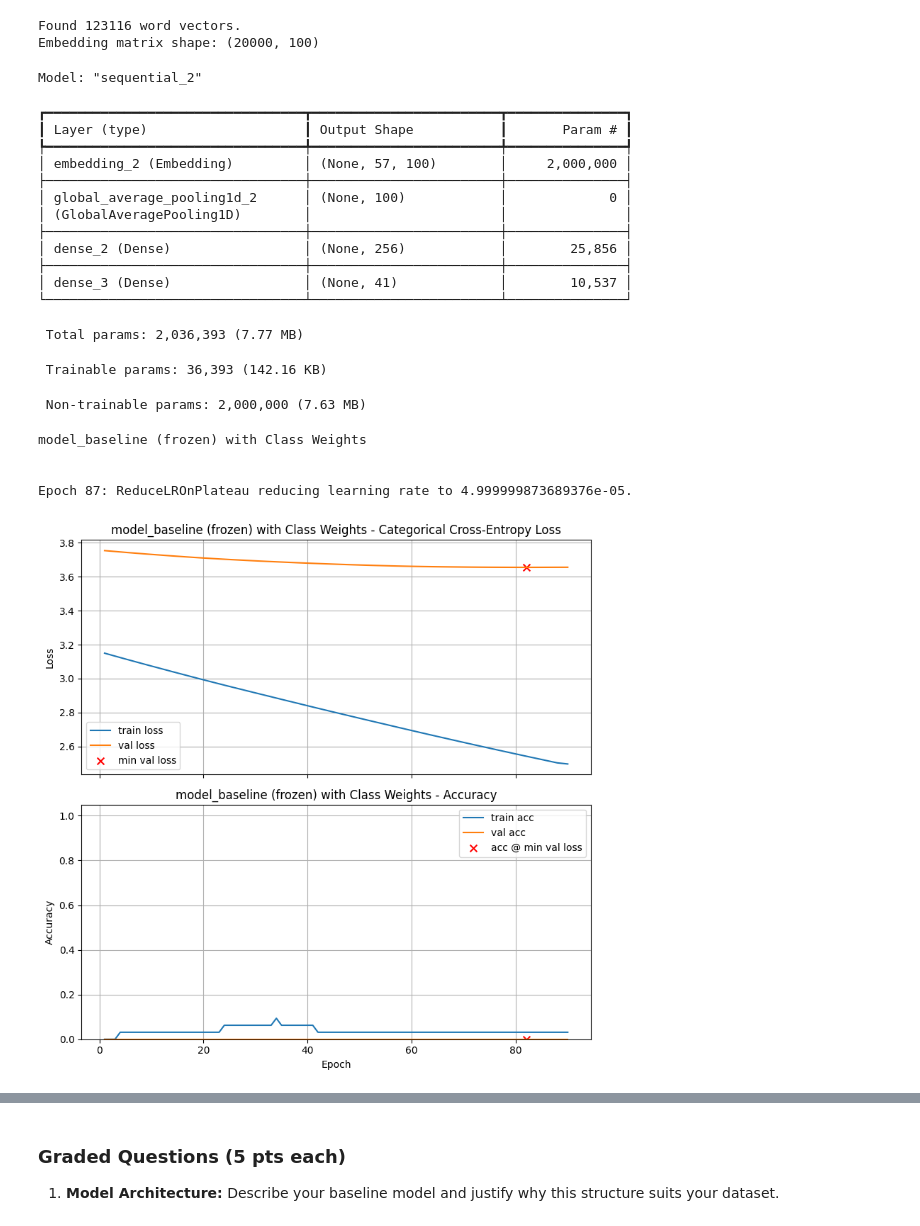
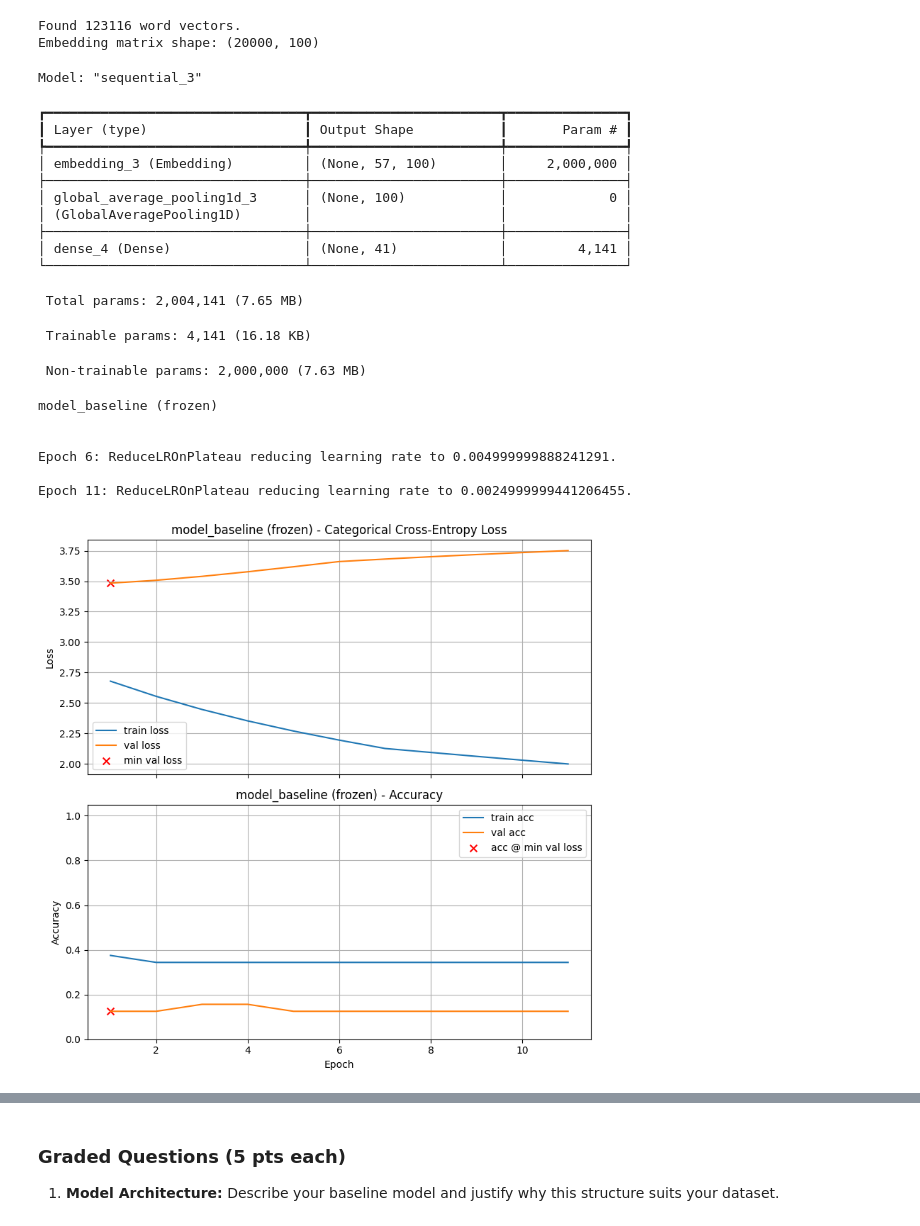
Before and after one commit to jtvon/Module-7-Assignments, a Jupyter notebook: Milestone_02.ipynb, the cells around one changed output, grey strips where cells are left out. Drawn from its saved outputs; the diff is of its cells as text; code cells hidden in the pictures.

```diff
--- a/Milestone_02.ipynb
+++ b/Milestone_02.ipynb
@@ -349,7 +349,7 @@ def prepare_tf_dataset(split_name, batch_size=32, shuffle=False):
     return tf_ds
 
 # Create TensorFlow datasets
-train_ds_tf = prepare_tf_dataset("train", batch_size=32, shuffle=True)
+train_ds_tf = prepare_tf_dataset("train", batch_size=32, shuffle=False)
 val_ds_tf = prepare_tf_dataset("val", batch_size=32, shuffle=False)
 test_ds_tf = prepare_tf_dataset("test", batch_size=32, shuffle=False)
 
@@ -818,38 +815,36 @@ model_baseline_frozen = Sequential([
         trainable  = False
     ),
     GlobalAveragePooling1D(),
-    Dense(256, activation='relu'),
     Dense(len(label_names), activation='softmax')
 ])
 
 model_baseline_frozen.summary()
 # %% [output]
-Model: "sequential_2"
+Model: "sequential_3"
 ┏━━━━━━━━━━━━━━━━━━━━━━━━━━━━━━━━━┳━━━━━━━━━━━━━━━━━━━━━━━━┳━━━━━━━━━━━━━━━┓
 ┃ Layer (type)                    ┃ Output Shape           ┃       Param # ┃
 ┡━━━━━━━━━━━━━━━━━━━━━━━━━━━━━━━━━╇━━━━━━━━━━━━━━━━━━━━━━━━╇━━━━━━━━━━━━━━━┩
-│ embedding_2 (Embedding)         │ (None, 57, 100)        │     2,000,000 │
+│ embedding_3 (Embedding)         │ (None, 57, 100)        │     2,000,000 │
 ├─────────────────────────────────┼────────────────────────┼───────────────┤
-│ global_average_pooling1d_2      │ (None, 100)            │             0 │
+│ global_average_pooling1d_3      │ (None, 100)            │             0 │
 │ (GlobalAveragePooling1D)        │                        │               │
 ├─────────────────────────────────┼────────────────────────┼───────────────┤
-│ dense_2 (Dense)                 │ (None, 256)            │        25,856 │
-├─────────────────────────────────┼────────────────────────┼───────────────┤
-│ dense_3 (Dense)                 │ (None, 41)             │        10,537 │
+│ dense_4 (Dense)                 │ (None, 41)             │         4,141 │
 └─────────────────────────────────┴────────────────────────┴───────────────┘
- Total params: 2,036,393 (7.77 MB)
+ Total params: 2,004,141 (7.65 MB)
- Trainable params: 36,393 (142.16 KB)
+ Trainable params: 4,141 (16.18 KB)
  Non-trainable params: 2,000,000 (7.63 MB)
 # %%
 # Now call the modified function with your tf.data.Datasets and class weights
 train_and_test(model_baseline_frozen,
-                  lr_schedule=1e-4,
-                  title="model_baseline (frozen) with Class Weights",
-                  callbacks=[reduce_lr],
-                  class_weight=class_weights)
+                  lr_schedule=1e-2,
+                  title="model_baseline (frozen)",
+                  callbacks=[reduce_lr])
 # %% [output]
-model_baseline (frozen) with Class Weights
+model_baseline (frozen)
 
 
-Epoch 87: ReduceLROnPlateau reducing learning rate to 4.999999873689376e-05.
+Epoch 6: ReduceLROnPlateau reducing learning rate to 0.004999999888241291.
+
+Epoch 11: ReduceLROnPlateau reducing learning rate to 0.0024999999441206455.
-[figure, old version]
+[figure, new version]
```
Also changed, not shown: parts of 3 cells of this notebook.
